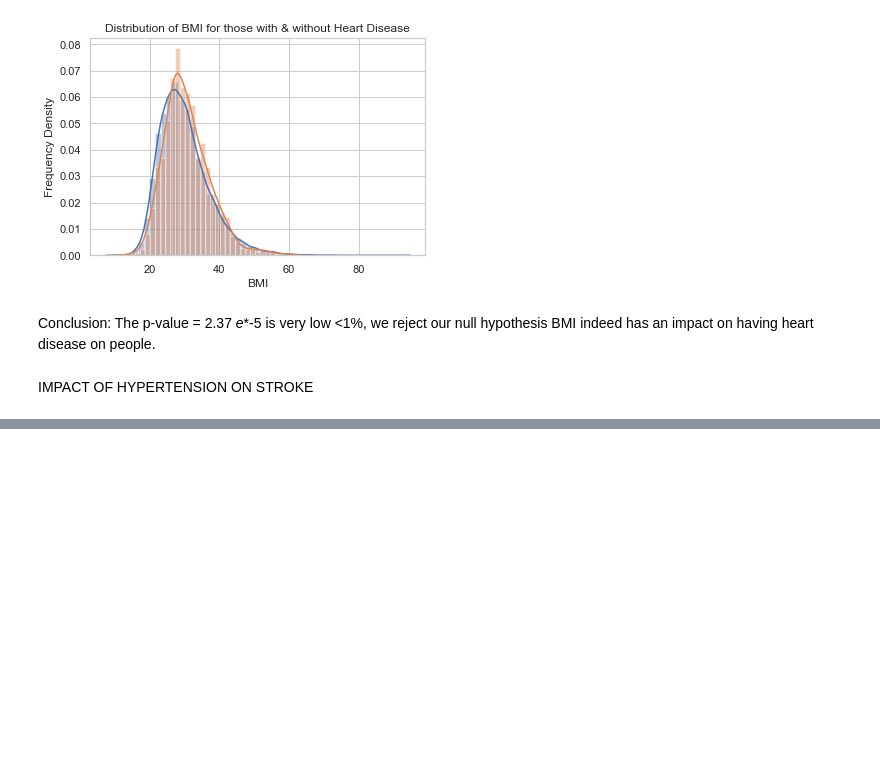
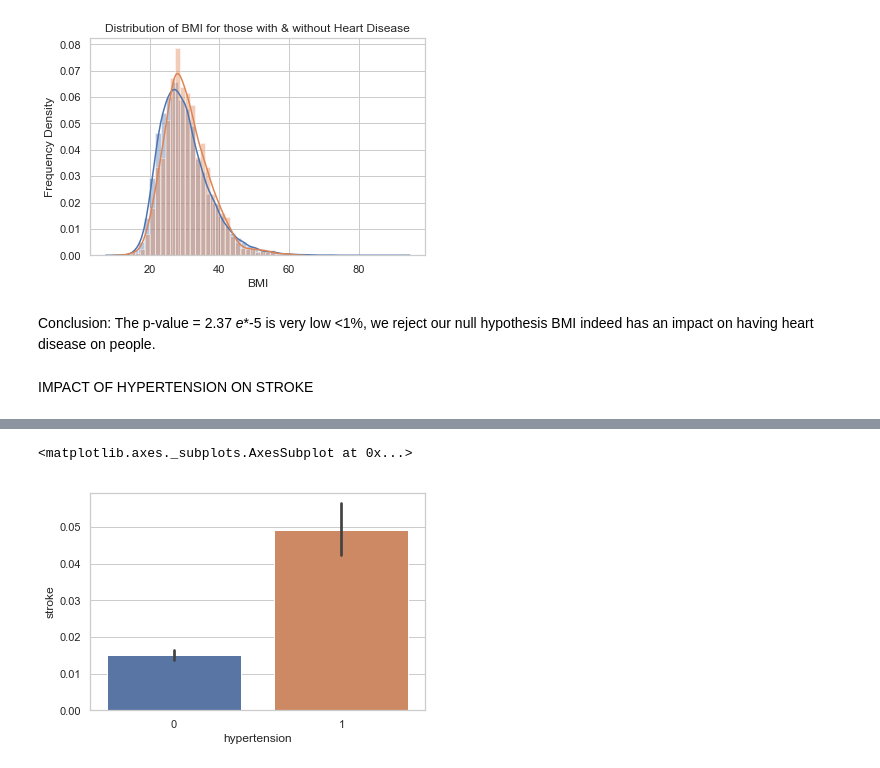
Before and after one commit to ThoaShook/ds-mod3-project, a Jupyter notebook: Thoa_Work0801.ipynb, the cells around one changed output, grey strips where cells are left out. Drawn from its saved outputs; the diff is of its cells as text; code cells hidden in the pictures; blank space fills up the shorter version.

```diff
--- a/Thoa_Work0801.ipynb
+++ b/Thoa_Work0801.ipynb
@@ -342,0 +379,6 @@ IMPACT OF HYPERTENSION ON STROKE
+# %%
+sns.set(style="whitegrid")
+sns.barplot(x="hypertension",y="stroke",data=df)
+# %% [output]
+<matplotlib.axes._subplots.AxesSubplot at 0x...>
+[figure, added]
```
Also changed, not shown: parts of 5 cells of this notebook.
